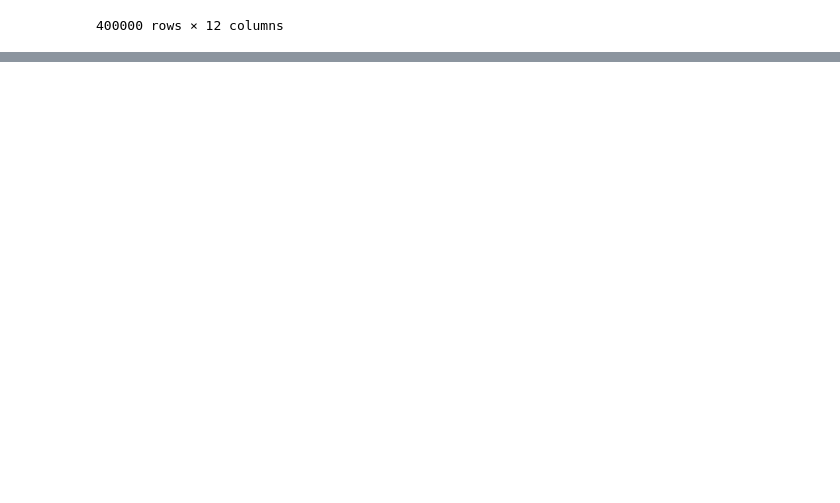
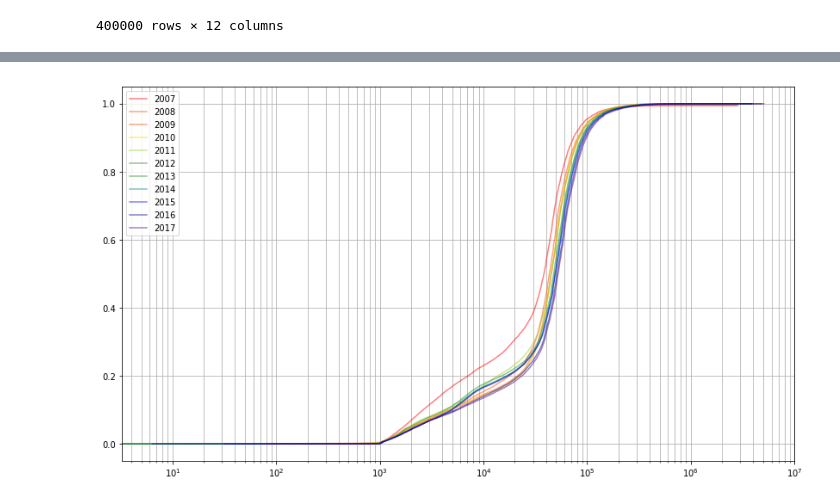
Before and after one commit to iopoi/iowa_state_employee_analysis-, a Jupyter notebook: dataset_explore.ipynb, the cells around one changed output, grey strips where cells are left out. Drawn from its saved outputs; the diff is of its cells as text; code cells hidden in the pictures; blank space fills up the shorter version.

```diff
--- a/dataset_explore.ipynb
+++ b/dataset_explore.ipynb
@@ -198,0 +217,19 @@ plt.show()
+# %%
+plt.figure(figsize=(14, 8))
+plt.grid(True, which="both")
+# l = len(data["Total Salary Paid"])  # this plots the full CDF on top of the yearly CDFs
+# plt.plot(data["Total Salary Paid"].value_counts().sort_index().apply((lambda x: x/l)).cumsum(), label="all", color="black", alpha=0.3)
+colors = ['#FF0000', '#FF4500', '#FF4500', '#FFD700', '#9ACD32', '#228B22', '#228B22', '#008080', '#0000FF', '#00008B', '#4B0082']
+for k, i in enumerate(data.groupby(["Fiscal Year"])):
+    title = i[0]
+    i = i[1]
+    l = len(i["Total Salary Paid"])
+    plt.plot(i["Total Salary Paid"].value_counts().sort_index().apply((lambda x: x/l)).cumsum(),
+            label=str(title)[:4],
+            color=colors[k],
+            alpha=0.5)
+plt.semilogx(True, basex=10)
+plt.legend(loc='best')
+plt.show()
+# %% [output]
+[figure, added]
```
Also changed, not shown: parts of 10 cells of this notebook.
